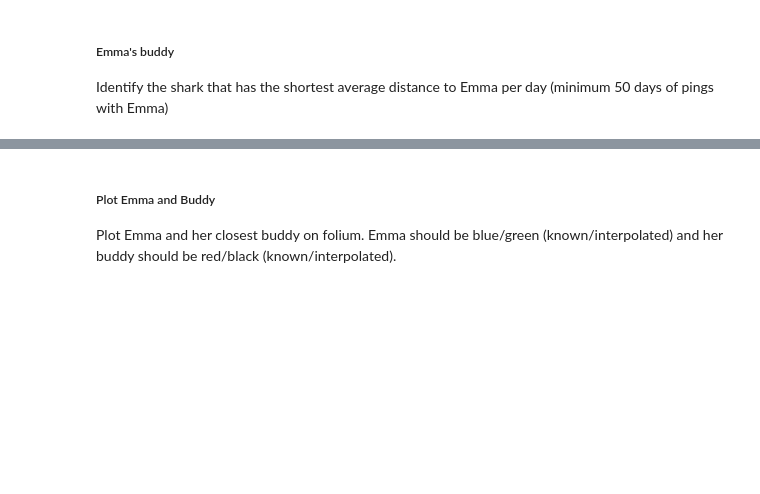
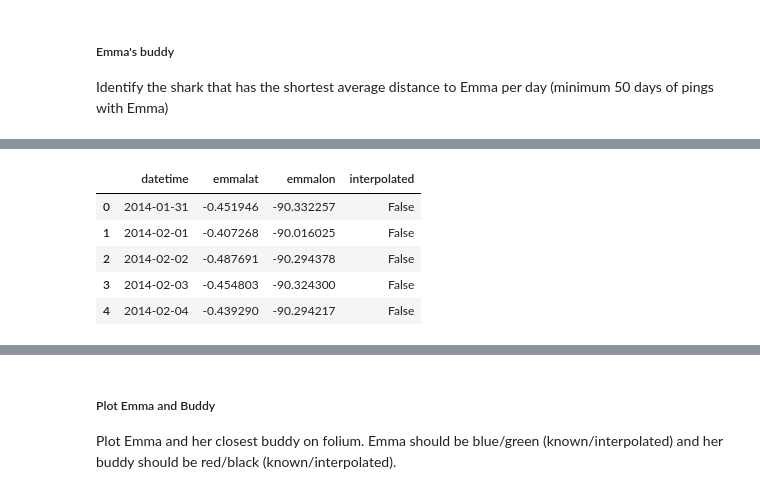
Before and after one commit to elsharkk/ocearch, a Jupyter notebook: 3. Hard Challenge.ipynb, the cells around one changed output, grey strips where cells are left out. Saved outputs shown, nothing was run; the diff lists cells and outputs as text; code cells hidden in the pictures; blank space fills up the shorter version.

```diff
--- a/3. Hard Challenge.ipynb
+++ b/3. Hard Challenge.ipynb
@@ -290,0 +313,11 @@ Identify the shark that has the shortest average distance to Emma per day (minim
+# %%
+emmareadytobuddy = emmainterpolated.rename(columns={"latitude": "emmalat","longitude": "emmalon"})
+emmabuddy = emmareadytobuddy[emmareadytobuddy.interpolated == 0].reset_index()
+emmabuddy.head()
+# %% [output]
+|  | datetime | emmalat | emmalon | interpolated |
+| 0 | 2014-01-31 | -0.451946 | -90.332257 | False |
+| 1 | 2014-02-01 | -0.407268 | -90.016025 | False |
+| 2 | 2014-02-02 | -0.487691 | -90.294378 | False |
+| 3 | 2014-02-03 | -0.454803 | -90.324300 | False |
+| 4 | 2014-02-04 | -0.439290 | -90.294217 | False |
```
Also changed, not shown: parts of 14 cells of this notebook.
